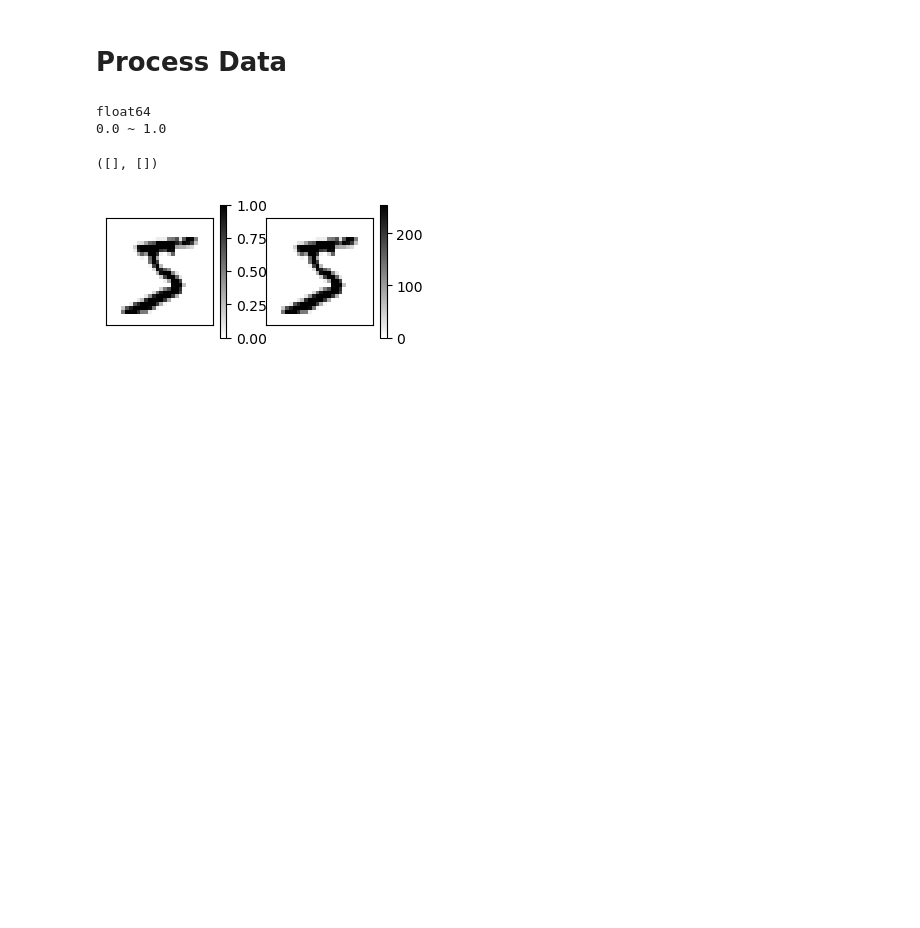
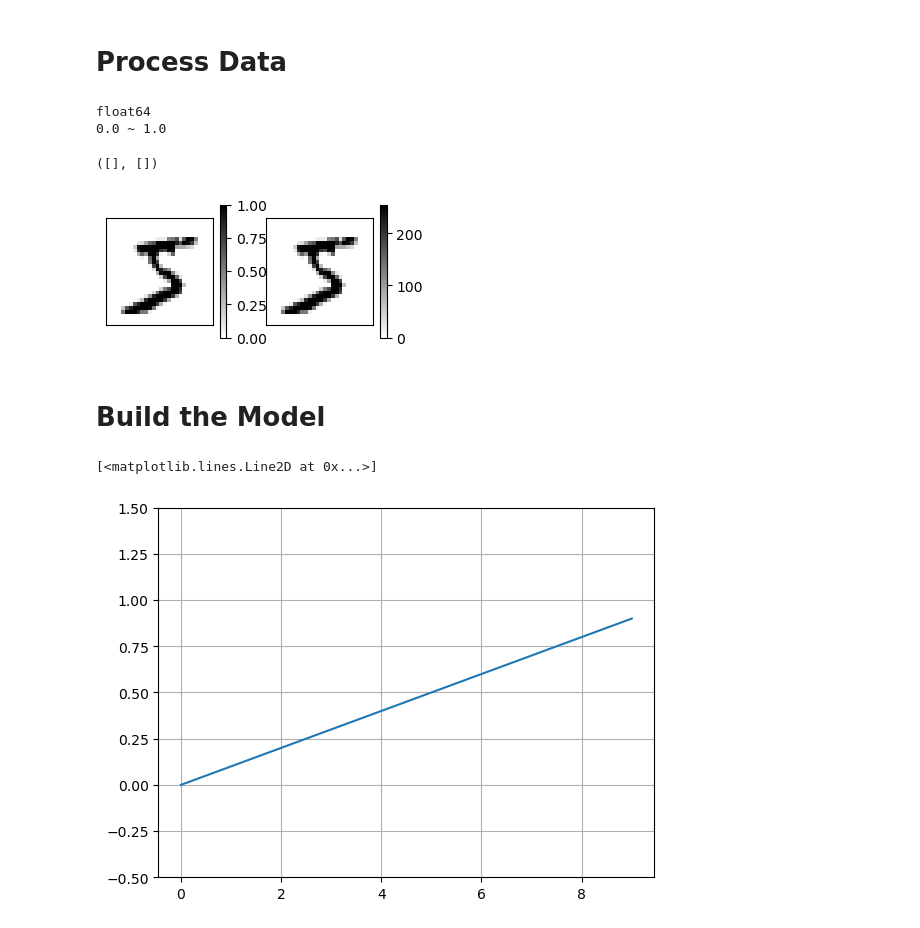
Before and after one commit to tadume/hw_recognition_model, a Jupyter notebook: simple_model/simple_model.ipynb, the cells around one changed output. Cells and saved outputs as stored; diff of their text form; code cells hidden in the pictures; blank space fills up the shorter version.

Commit message:
build the model

```diff
--- a/simple_model/simple_model.ipynb
+++ b/simple_model/simple_model.ipynb
@@ -120,3 +120,5 @@ plt.xticks([])
 # %% [output]
 ([], [])
 [figure]
+# %% [markdown]
+# Build the Model
@@ -122,0 +131,11 @@ plt.xticks([])
+# %%
+def relu(x):
+    return np.maximum(0,x)
+
+x = np.arange(0,1,0.1)
+plt.ylim(-0.5,1.5)
+plt.grid()
+plt.plot(relu(x))
+# %% [output]
+[<matplotlib.lines.Line2D at 0x...>]
+[figure, added]
```
Also changed, not shown: parts of 2 cells of this notebook.
